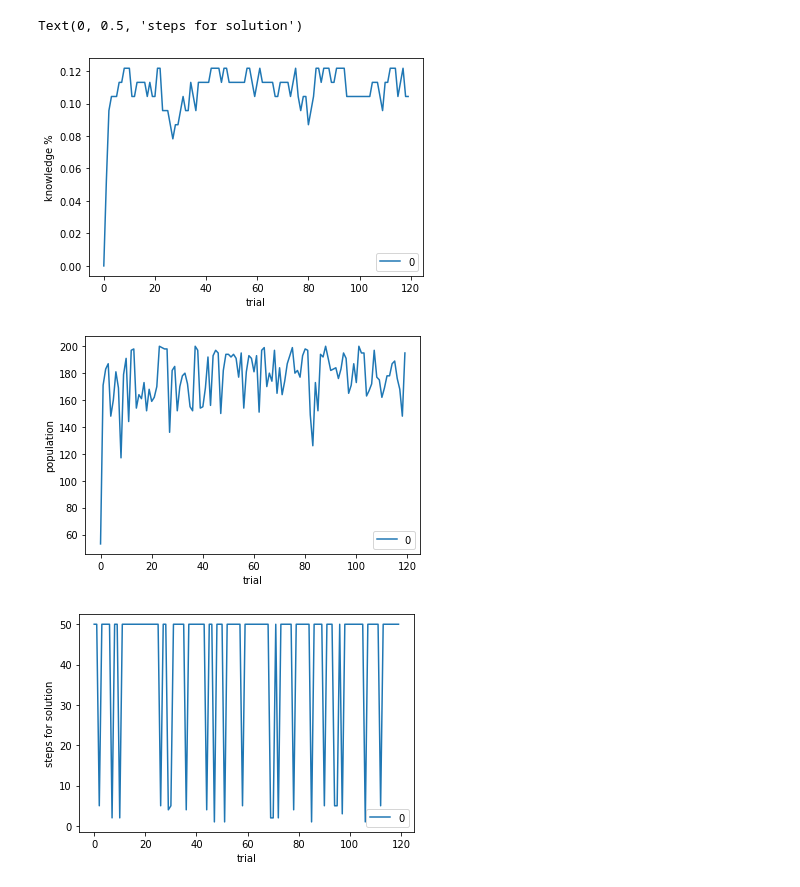
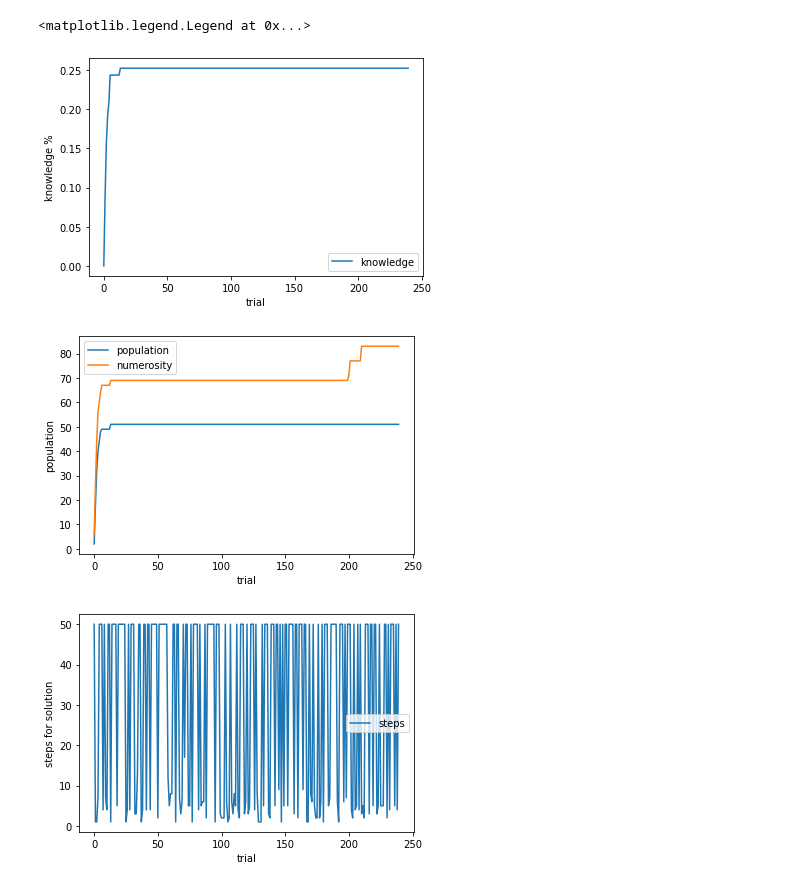
Before and after one commit to ParrotPrediction/pyalcs-experiments, a Jupyter notebook: notebooks/XCS_maze.ipynb, the cells around one changed output. Cells and saved outputs as stored; diff of their text form; code cells hidden in the pictures.

```diff
--- a/notebooks/XCS_maze.ipynb
+++ b/notebooks/XCS_maze.ipynb
@@ -47,8 +48,9 @@ def xcs_maze_knowledge(population, environment) -> float:
 
 def xcs_maze_metrics(xcs: XCS, environment):
     return {
-        'population': xcs.population.numerosity(),
-        'knowledge': xcs_maze_knowledge(xcs.population, environment)
+        'numerosity': xcs.population.numerosity(),
+        'knowledge': xcs_maze_knowledge(xcs.population, environment),
+        'population': len(xcs.population)
     }
 
 
@@ -56,7 +58,7 @@ cfg = Configuration(theta_mna=2,
                     user_metrics_collector_fcn=xcs_maze_metrics)
 
 agent = XCS(cfg)
-population, explore_metrics = agent.explore(maze, 500)
+population, explore_metrics = agent.explore(maze, 1000)
 agent = XCS(cfg, population)
-population, exploit_metrics = agent.exploit(maze, 100)
+population, exploit_metrics = agent.exploit(maze, 200)
 # %% [output]
@@ -83,25 +85,32 @@ INFO:lcs.agents.Agent:{'trial': 90, 'steps_in_trial': 50, 'reward': 0, 'populati
 # %%
 import pandas as pd
 
 df = pd.DataFrame([metric["knowledge"] for metric in explore_metrics] +
                   [metric["knowledge"] for metric in exploit_metrics])
 ax = df.plot()
 ax.set_xlabel("trial")
 ax.set_ylabel("knowledge %")
+ax.legend(["knowledge"])
 
-df = pd.DataFrame([metric["population"] for metric in explore_metrics] +
-                  [metric["population"] for metric in exploit_metrics])
+df = pd.DataFrame(zip(
+                [metric["population"] for metric in explore_metrics] +
+                [metric["population"] for metric in exploit_metrics],
+                [metric["numerosity"] for metric in explore_metrics] +
+                [metric["numerosity"] for metric in exploit_metrics]
+                ))
 ax = df.plot()
 ax.set_xlabel("trial")
 ax.set_ylabel("population")
+ax.legend(["population", "numerosity"])
 
 df = pd.DataFrame([metric["steps_in_trial"] for metric in explore_metrics] +
                   [metric["steps_in_trial"] for metric in exploit_metrics])
 ax = df.plot()
 ax.set_xlabel("trial")
 ax.set_ylabel("steps for solution")
+ax.legend(["steps"])
 # %% [output]
-Text(0, 0.5, 'steps for solution')
+<matplotlib.legend.Legend at 0x...>
-[figure, old version]
+[figure, new version]
-[figure, old version]
+[figure, new version]
-[figure, old version]
+[figure, new version]
```
Also changed, not shown: parts of 2 cells of this notebook, 4 other files.
